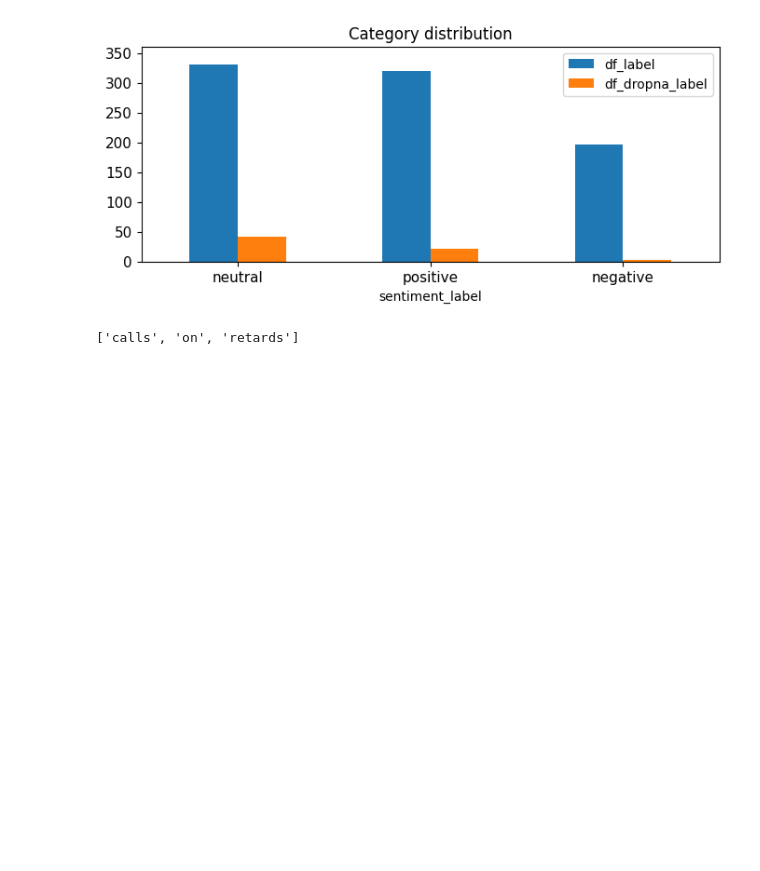
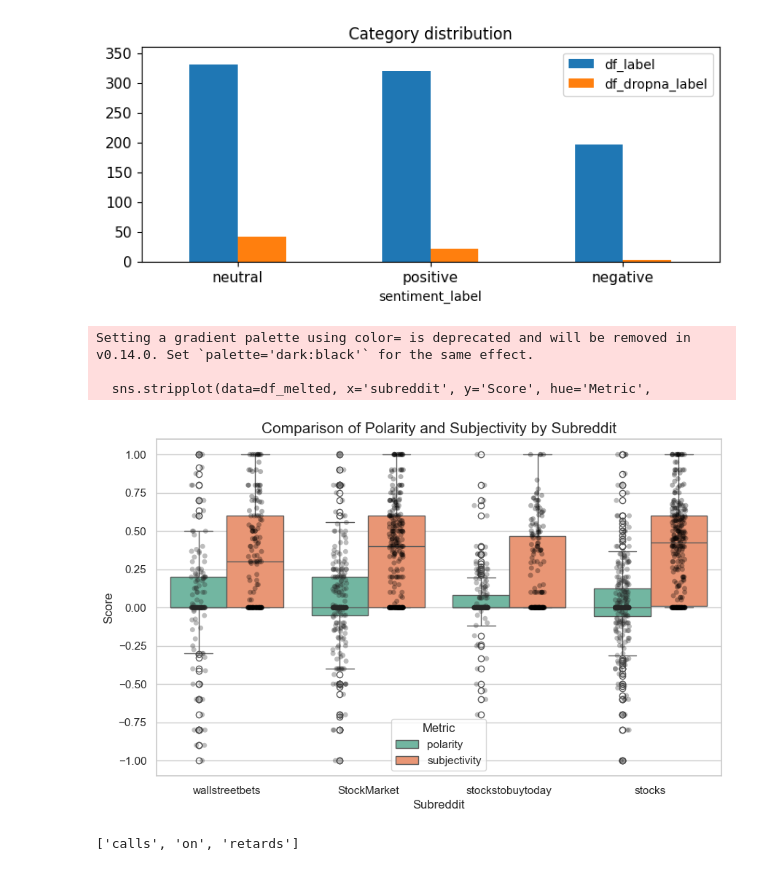
Before and after one commit to Teepawin/DM2025-Lab1-Exercise, a Jupyter notebook: DM2025-Lab1-Homework.ipynb, the cells around one changed output. Drawn from its saved outputs; the diff is of its cells as text; code cells hidden in the pictures; blank space fills up the shorter version.

Commit message:
Add Meaningful Visualization Phase_I

```diff
--- a/DM2025-Lab1-Homework.ipynb
+++ b/DM2025-Lab1-Homework.ipynb
@@ -169,6 +181,37 @@ df_compare.plot(kind = 'bar',
 # %% [output]
 <Axes: title={'center': 'Category distribution'}, xlabel='sentiment_label'>
 [figure]
+# %%
+# Generate meaningful **new data visualizations**.
+# This puts Polarity and Subjectivity in one column so they can be grouped by Hue
+df_melted = df.melt(id_vars='subreddit',
+                    value_vars=['polarity', 'subjectivity'],
+                    var_name='Metric',
+                    value_name='Score')
+
+# Set the visual style
+sns.set_theme(style="whitegrid")
+
+# Create the Grouped Boxplot
+plt.figure(figsize=(10, 6))
+sns.boxplot(data=df_melted, x='subreddit', y='Score', hue='Metric', palette='Set2')
+
+# Add a stripplot to show individual comment points
+sns.stripplot(data=df_melted, x='subreddit', y='Score', hue='Metric',
+              dodge=True, color='black', alpha=0.3, legend=False)
+
+# Labeling
+plt.title('Comparison of Polarity and Subjectivity by Subreddit', fontsize=15)
+plt.xlabel('Subreddit', fontsize=12)
+plt.ylabel('Score', fontsize=12)
+plt.legend(title='Metric')
+
+plt.show()
+# %% [output]
+Setting a gradient palette using color= is deprecated and will be removed in v0.14.0. Set `palette='dark:black'` for the same effect.
+
+  sns.stripplot(data=df_melted, x='subreddit', y='Score', hue='Metric',
+[figure, added]
 # %%
 #text tokenizer
 from sklearn.feature_extraction.text import CountVectorizer
```
Also changed, not shown: parts of 1 cell of this notebook.
